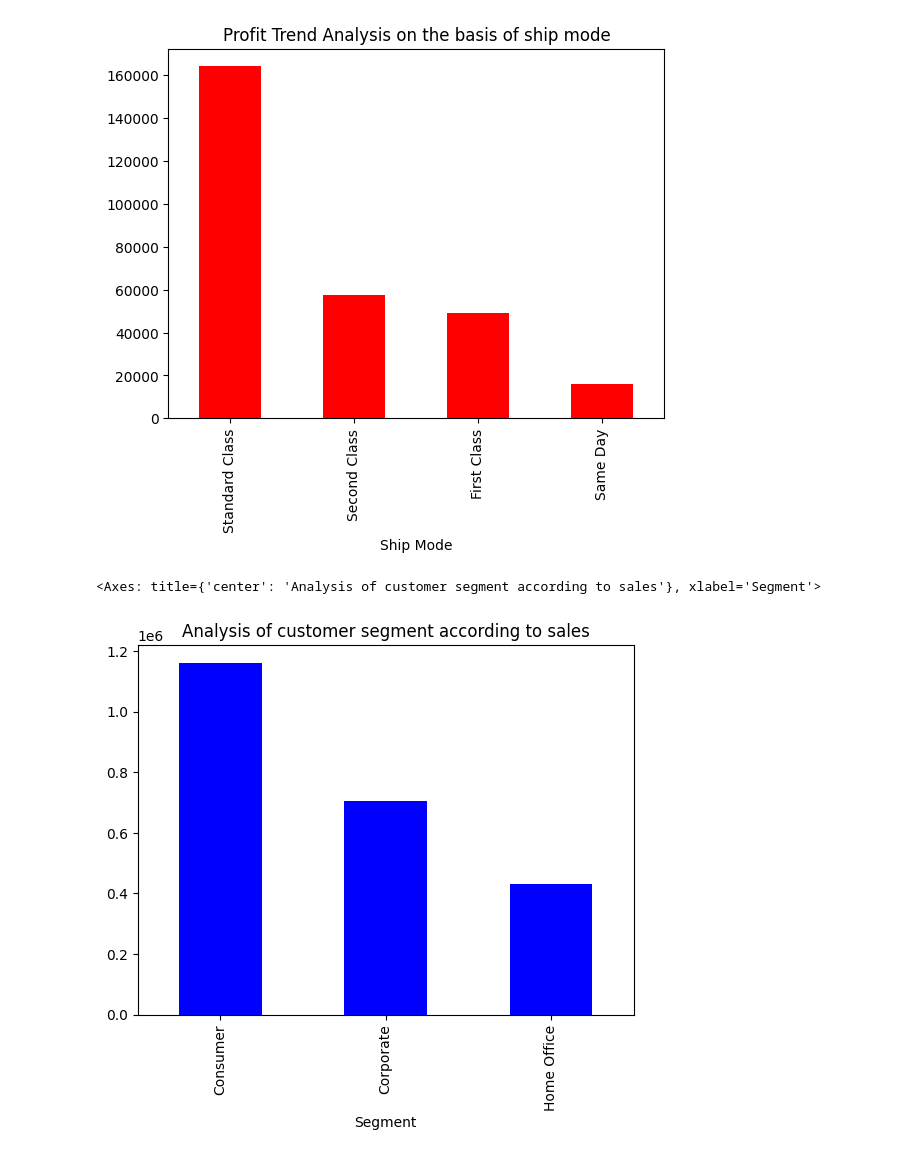
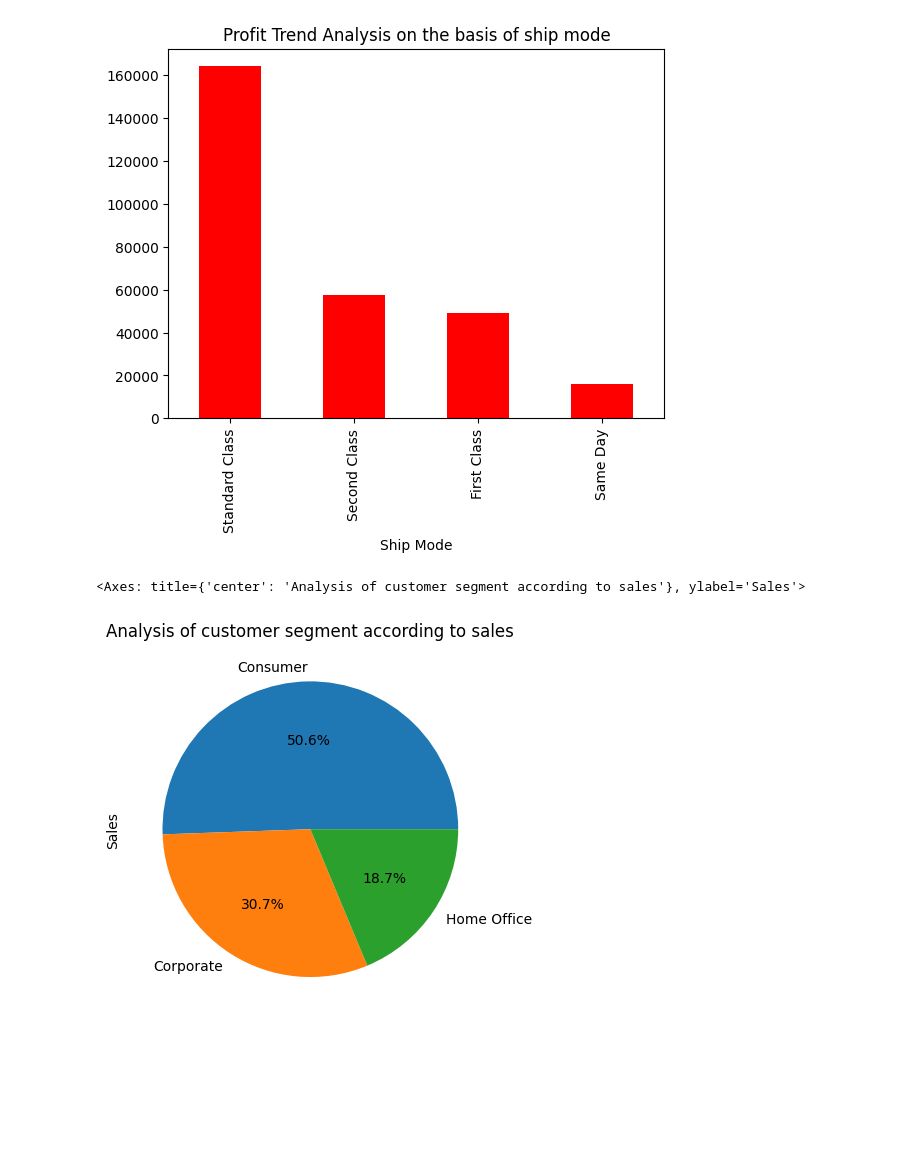
Before and after one commit to karamveer2648/SuperstoreDataAnalysis, a Jupyter notebook: superstore analysis.ipynb, the cells around one changed output. Saved outputs shown, nothing was run; the diff lists cells and outputs as text; code cells hidden in the pictures; blank space fills up the shorter version.

```diff
--- a/superstore analysis.ipynb
+++ b/superstore analysis.ipynb
@@ -200,10 +200,10 @@ Profitshipmode.plot(kind='bar',color='red',title='Profit Trend Analysis on the b
 # %%
 #analysis of customer segment according to sales
 SegmentSales = df.groupby('Segment').sum()['Sales'].sort_values(ascending=False)
-SegmentSales.plot(kind='bar',color='blue',title='Analysis of customer segment according to sales')
+SegmentSales.plot(kind="pie",title='Analysis of customer segment according to sales',autopct='%1.1f%%')
 # %% [output]
-<Axes: title={'center': 'Analysis of customer segment according to sales'}, xlabel='Segment'>
+<Axes: title={'center': 'Analysis of customer segment according to sales'}, ylabel='Sales'>
-[figure, old version]
+[figure, new version]
 # %%
 #According to above data we can say that Consumer segment has highest sales and Home Office segment has lowest sales
 #According to above data we can say that Corporate segment has second highest sales
```
Also changed, not shown: parts of 1 cell of this notebook.
